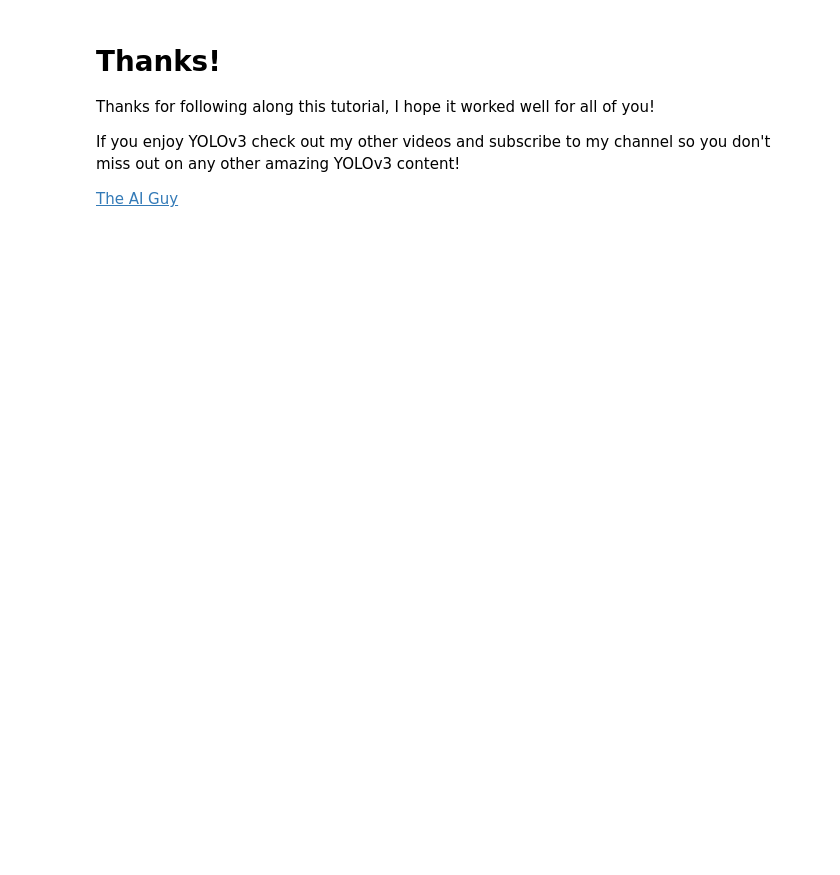
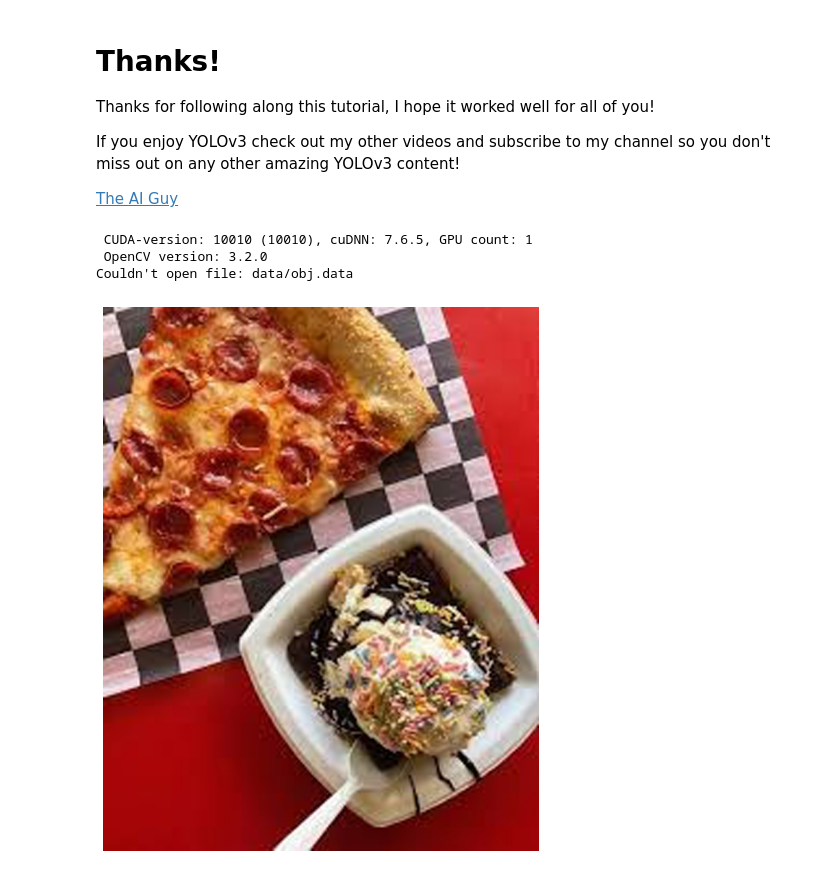
Before and after one commit to Hafizuddin961/Object-detection-YOLOv3, a Jupyter notebook: YOLOv3_Object-detection.ipynb, the cells around one changed output. Drawn from its saved outputs; the diff is of its cells as text; code cells hidden in the pictures; blank space fills up the shorter version.

```diff
--- a/YOLOv3_Object-detection.ipynb
+++ b/YOLOv3_Object-detection.ipynb
@@ -584,3 +530,11 @@ Thanks for following along this tutorial, I hope it worked well for all of you!
 If you enjoy YOLOv3 check out my other videos and subscribe to my channel so you don't miss out on any other amazing YOLOv3 content!
 
 [The AI Guy](https://www.youtube.com/channel/UCrydcKaojc44XnuXrfhlV8Q)
+# %%
+!./darknet detector test data/obj.data cfg/yolov3_custom.cfg /content/darknet/yolov3_custom_last.weights /content/test2.jpg
+imShow('predictions.jpg')
+# %% [output]
+ CUDA-version: 10010 (10010), cuDNN: 7.6.5, GPU count: 1
+ OpenCV version: 3.2.0
+Couldn't open file: data/obj.data
+[figure, added]
```
Also changed, not shown: parts of 18 cells of this notebook.
